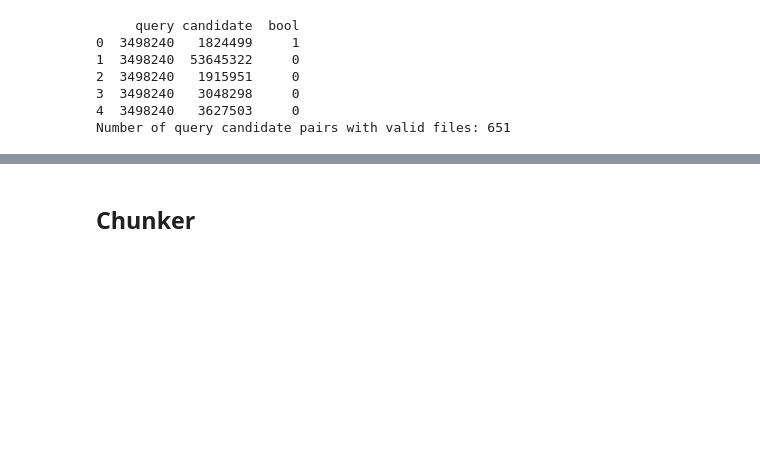
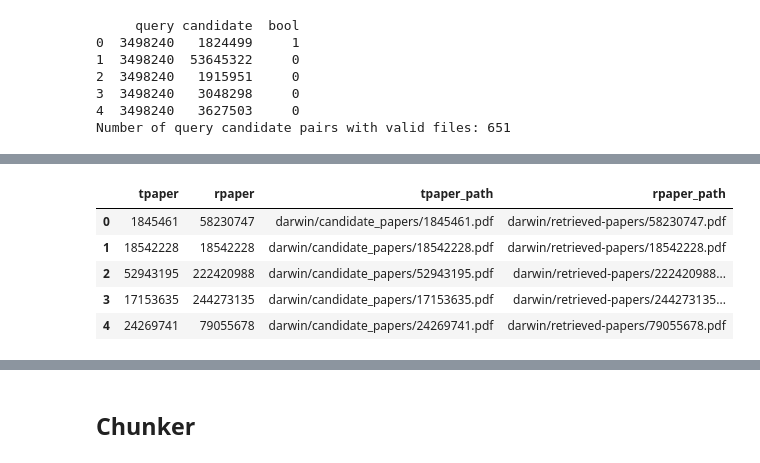
Before and after one commit to craldaz/dspy_scirepeval, a Jupyter notebook: optimizer_evaluation.ipynb, the cells around one changed output, grey strips where cells are left out. Saved outputs shown, nothing was run; the diff lists cells and outputs as text; code cells hidden in the pictures; blank space fills up the shorter version.

```diff
--- a/optimizer_evaluation.ipynb
+++ b/optimizer_evaluation.ipynb
@@ -17,5 +20,5 @@ from dotenv import load_dotenv
 # %% [markdown]
 ## Get the test data
 # %%
-query_candidate_data = pd.read_csv('~/test.qrel.cid', sep=' ', header=None, names=['query', 'candidate', 'bool'])
+query_candidate_data = pd.read_csv('darwin/test.qrel.cid', sep=' ', header=None, names=['query', 'candidate', 'bool'])
 # %%
@@ -76,0 +126,11 @@ trainset = data
+# %%
+valid_rows_retrieved = pd.DataFrame()
+retrieved_dir = 'darwin/retrieved-papers'
+for _, row in test_retrieved_data.iterrows():
+    # # Check if both files exist
+    if os.path.isfile(row['tpaper_path']) and os.path.isfile(row['rpaper_path']):
+        # If both files exist, append the row to valid_rows
+        valid_rows_retrieved = valid_rows_retrieved._append(row)
+valid_rows_retrieved.reset_index(drop=True, inplace=True)
+print(valid_rows_retrieved.head())
+print(f'Number of query candidate pairs with valid files: {len(valid_rows_retrieved)}')
@@ -76,0 +152,9 @@ trainset = data
+# %%
+valid_rows_retrieved.head()
+# %% [output]
+|  | tpaper | rpaper | tpaper_path | rpaper_path |
+| 0 | 1845461 | 58230747 | darwin/candidate_papers/1845461.pdf | darwin/retrieved-papers/58230747.pdf |
+| 1 | 18542228 | 18542228 | darwin/candidate_papers/18542228.pdf | darwin/retrieved-papers/18542228.pdf |
+| 2 | 52943195 | 222420988 | darwin/candidate_papers/52943195.pdf | darwin/retrieved-papers/222420988... |
+| 3 | 17153635 | 244273135 | darwin/candidate_papers/17153635.pdf | darwin/retrieved-papers/244273135... |
+| 4 | 24269741 | 79055678 | darwin/candidate_papers/24269741.pdf | darwin/retrieved-papers/79055678.pdf |
```
Also changed, not shown: parts of 45 cells of this notebook.
